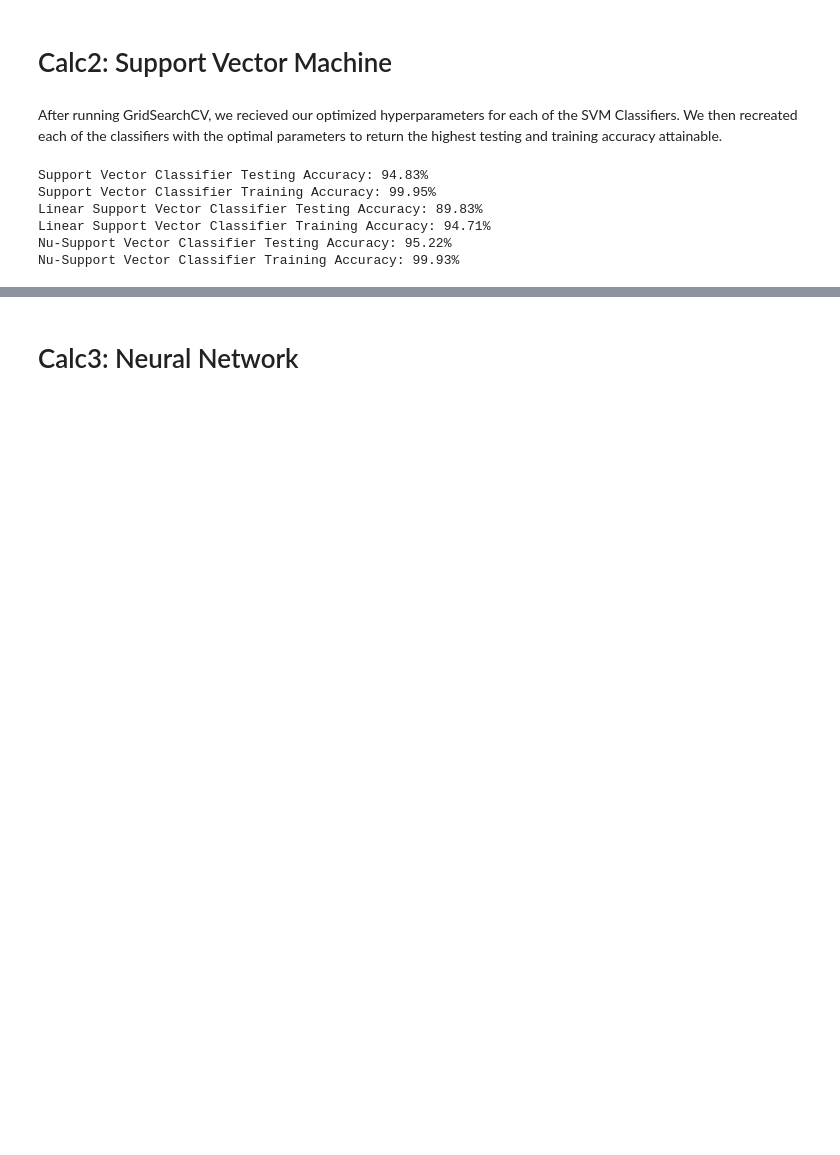
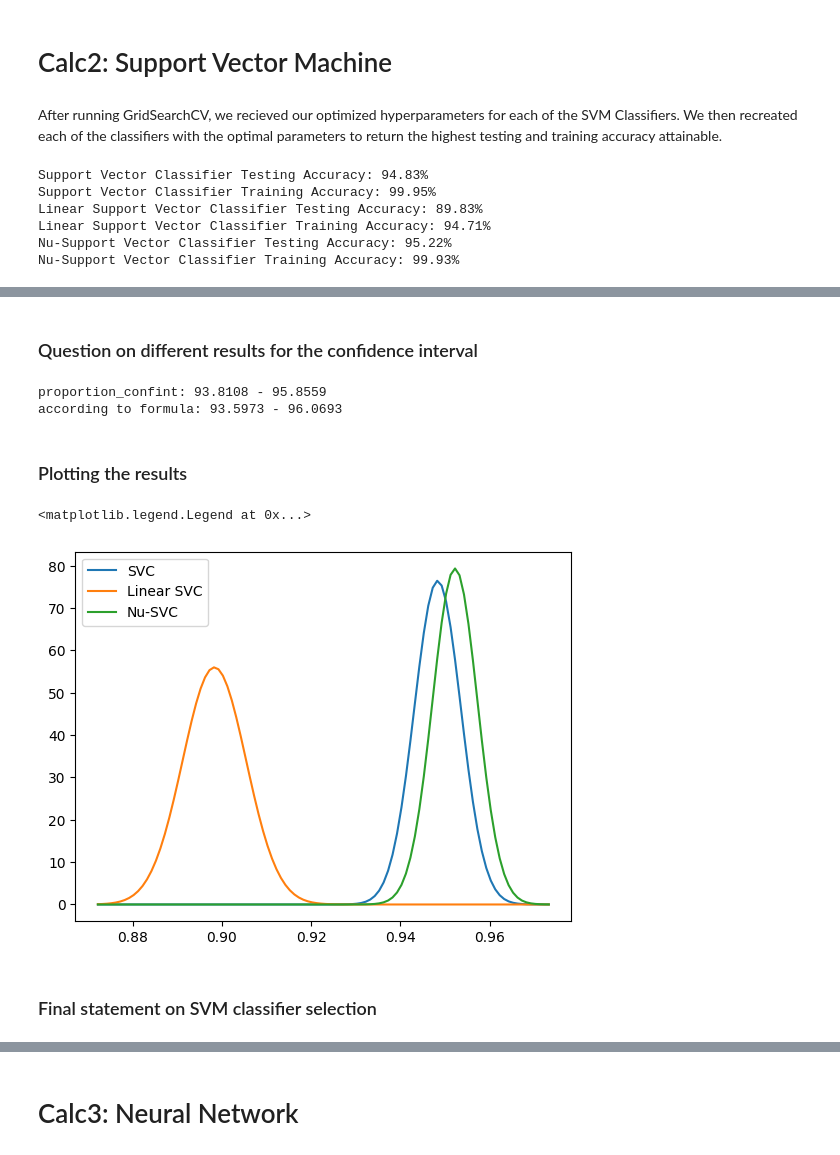
Before and after one commit to Roxxon360/MachineLearningAlgorithms_WS2022, a Jupyter notebook: Assignment_02/Ass2-IlyesSeidlWagermaier.ipynb, the cells around one changed output, grey strips where cells are left out. Drawn from its saved outputs; the diff is of its cells as text; code cells hidden in the pictures; blank space fills up the shorter version.

```diff
--- a/Assignment_02/Ass2-IlyesSeidlWagermaier.ipynb
+++ b/Assignment_02/Ass2-IlyesSeidlWagermaier.ipynb
@@ -119,25 +132,33 @@ print(best_NuSVC_estimator.score(X_test, y_test))
 # %% [markdown]
 After running GridSearchCV, we recieved our optimized hyperparameters for each of the SVM Classifiers. We then recreated each of the classifiers with the optimal parameters to return the highest testing and training accuracy attainable.
 # %%
+# --- Execution mandatory --- #
+
 # THIS CAN BE RUN. ONLY COMPUTES EACH CLASSFIER ONCE WITH MOST OPTIMAL HYPERPARAMETERS
 
+# Support Vector Classifier
 best_SVC = SVC(C = 10, kernel = 'poly', degree = 2, gamma = 'scale', coef0 = 0.1)
 best_SVC.fit(X_train, y_train)
+best_SVC_accuracy_test = best_SVC.score(X_test, y_test)
+best_SVC_accuracy_train = best_SVC.score(X_train, y_train)
+print('Support Vector Classifier Testing Accuracy: ' + str(round(best_SVC_accuracy_test * 100,2)) + '%')
+print('Support Vector Classifier Training Accuracy: ' + str(round(best_SVC_accuracy_train * 100,2)) + '%')
 
-print('Support Vector Classifier Testing Accuracy: ' + str(round(best_SVC.score(X_test, y_test) * 100,2)) + '%')
-print('Support Vector Classifier Training Accuracy: ' + str(round(best_SVC.score(X_train, y_train) * 100,2)) + '%')
-
+# Linear Support Vector Classifier
 best_LinSVC = LinearSVC(C = 0.001, intercept_scaling = 15, loss = 'squared_hinge', max_iter = 1000, penalty = 'l2')
 best_LinSVC.fit(X_train, y_train)
+best_LinSVC_accuracy_test = best_LinSVC.score(X_test, y_test)
+best_LinSVC_accuracy_train = best_LinSVC.score(X_train, y_train)
+print('Linear Support Vector Classifier Testing Accuracy: ' + str(round(best_LinSVC_accuracy_test * 100,2)) + '%')
+print('Linear Support Vector Classifier Training Accuracy: ' + str(round(best_LinSVC_accuracy_train * 100,2)) + '%')
 
-print('Linear Support Vector Classifier Testing Accuracy: ' + str(round(best_LinSVC.score(X_test, y_test) * 100,2)) + '%')
-print('Linear Support Vector Classifier Training Accuracy: ' + str(round(best_LinSVC.score(X_train, y_train) * 100,2)) + '%')
-
+# Nu-Support Vector Classifier
 best_NuSVC = NuSVC(nu = 0.05, kernel = 'poly', degree = 3, gamma = 0.01, coef0 = 1.0)
 best_NuSVC.fit(X_train, y_train)
-
-print('Nu-Support Vector Classifier Testing Accuracy: ' + str(round(best_NuSVC.score(X_test, y_test) * 100,2)) + '%')
-print('Nu-Support Vector Classifier Training Accuracy: ' + str(round(best_NuSVC.score(X_train, y_train) * 100,2)) + '%')
+best_NuSVC_accuracy_test = best_NuSVC.score(X_test, y_test)
+best_NuSVC_accuracy_train = best_NuSVC.score(X_train, y_train)
+print('Nu-Support Vector Classifier Testing Accuracy: ' + str(round(best_NuSVC_accuracy_test * 100,2)) + '%')
+print('Nu-Support Vector Classifier Training Accuracy: ' + str(round(best_NuSVC_accuracy_train * 100,2)) + '%')
 # %% [output]
 Support Vector Classifier Testing Accuracy: 94.83%
 Support Vector Classifier Training Accuracy: 99.95%
@@ -147,0 +236,31 @@ Nu-Support Vector Classifier Training Accuracy: 99.93%
+# %% [markdown]
+### Question on different results for the confidence interval
+# %%
+# Question to professor Auer:
+# Why do I get different results when I use the statsmodels.stats.proportion.proportion_confint function?
+
+lower_bound, upper_bound = proportion_confint(best_SVC_accuracy_test * len(y_test), len(y_test), alpha = 0.05, method = 'normal')
+print(f'''proportion_confint: {round(lower_bound * 100, 4)} - {round(upper_bound * 100, 4)}
+according to formula: {round(best_SVC_lower_test_accuracy * 100, 4)} - {round(best_SVC_upper_test_accuracy * 100, 4)}''')
+# %% [output]
+proportion_confint: 93.8108 - 95.8559
+according to formula: 93.5973 - 96.0693
+# %% [markdown]
+### Plotting the results
+# %%
+from matplotlib import pyplot as plt
+
+bound_extension = 0.01
+lower_bound = min(best_SVC_lower_test_accuracy, best_LinSVC_lower_test_accuracy, best_NuSVC_lower_test_accuracy) - bound_extension
+upper_bound = max(best_SVC_upper_test_accuracy, best_LinSVC_upper_test_accuracy, best_NuSVC_upper_test_accuracy) + bound_extension
+data_points = np.arange(lower_bound, upper_bound, 0.001)
+
+plt.plot(data_points, stats.norm.pdf(data_points, best_SVC_accuracy_test, np.sqrt((best_SVC_accuracy_test * (1 - best_SVC_accuracy_test)) / len(y_test))), label = 'SVC')
+plt.plot(data_points, stats.norm.pdf(data_points, best_LinSVC_accuracy_test, np.sqrt((best_LinSVC_accuracy_test * (1 - best_LinSVC_accuracy_test)) / len(y_test))), label = 'Linear SVC')
+plt.plot(data_points, stats.norm.pdf(data_points, best_NuSVC_accuracy_test, np.sqrt((best_NuSVC_accuracy_test * (1 - best_NuSVC_accuracy_test)) / len(y_test))), label = 'Nu-SVC')
+plt.legend()
+# %% [output]
+<matplotlib.legend.Legend at 0x...>
+[figure, added]
+# %% [markdown]
+### Final statement on SVM classifier selection
```
Also changed, not shown: parts of 24 cells of this notebook.
